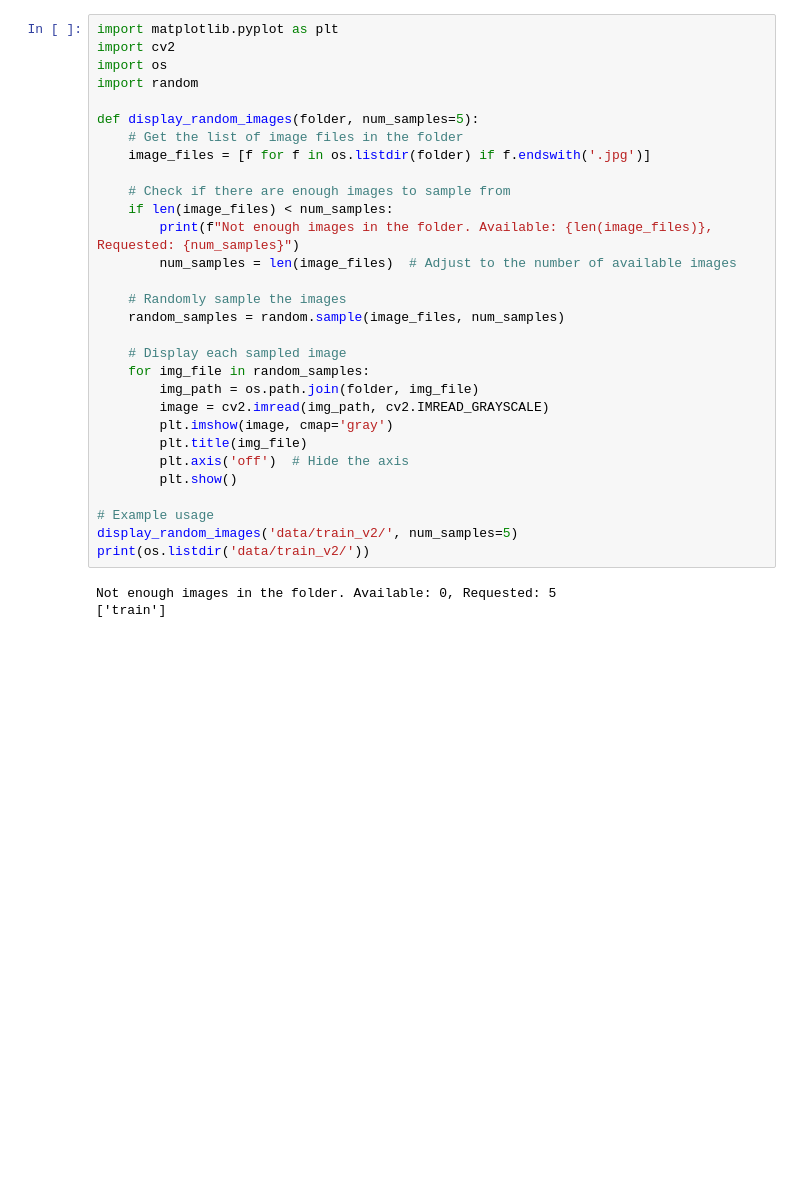
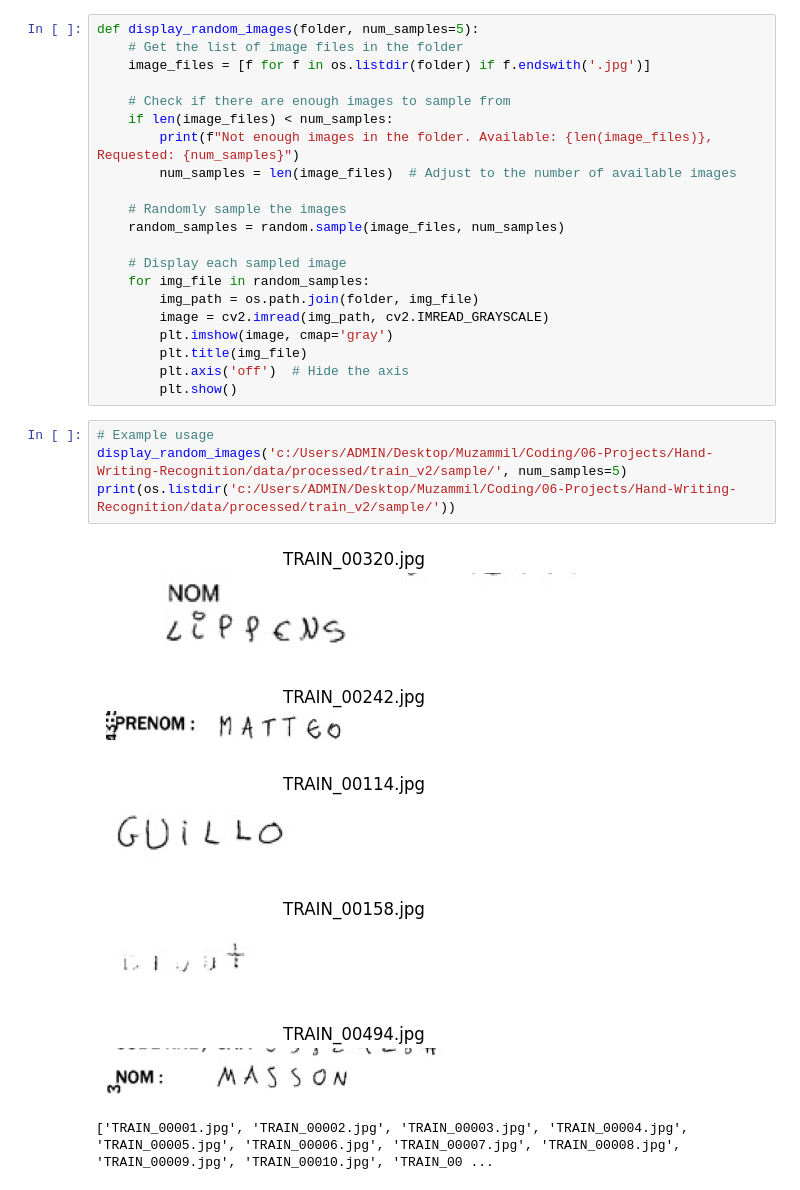
Before and after one commit to Minhoru123/Hand-Writing-Recognition-clean, a Jupyter notebook: exploration.ipynb, the cells around one changed output. Cells and saved outputs as stored; diff of their text form; blank space fills up the shorter version.

```diff
--- a/exploration.ipynb
+++ b/exploration.ipynb
@@ -1,9 +6,4 @@
 # %%
-import matplotlib.pyplot as plt
-import cv2
-import os
-import random
-
 def display_random_images(folder, num_samples=5):
     # Get the list of image files in the folder
     image_files = [f for f in os.listdir(folder) if f.endswith('.jpg')]
@@ -24,10 +24,14 @@ def display_random_images(folder, num_samples=5):
         plt.title(img_file)
         plt.axis('off')  # Hide the axis
         plt.show()
-
-# Example usage
-display_random_images('data/train_v2/', num_samples=5)
-print(os.listdir('data/train_v2/'))
-# %% [output]
-Not enough images in the folder. Available: 0, Requested: 5
-['train']
+# %%
+# Example usage
+display_random_images('c:/Users/ADMIN/Desktop/Muzammil/Coding/06-Projects/Hand-Writing-Recognition/data/processed/train_v2/sample/', num_samples=5)
+print(os.listdir('c:/Users/ADMIN/Desktop/Muzammil/Coding/06-Projects/Hand-Writing-Recognition/data/processed/train_v2/sample/'))
+# %% [output]
+[figure, added]
+[figure, added]
+[figure, added]
+[figure, added]
+[figure, added]
+['TRAIN_00001.jpg', 'TRAIN_00002.jpg', 'TRAIN_00003.jpg', 'TRAIN_00004.jpg', 'TRAIN_00005.jpg', 'TRAIN_00006.jpg', 'TRAIN_00007.jpg', 'TRAIN_00008.jpg', 'TRAIN_00009.jpg', 'TRAIN_00010.jpg', 'TRAIN_00 ...
```
Also changed, not shown: parts of 1 cell of this notebook.
